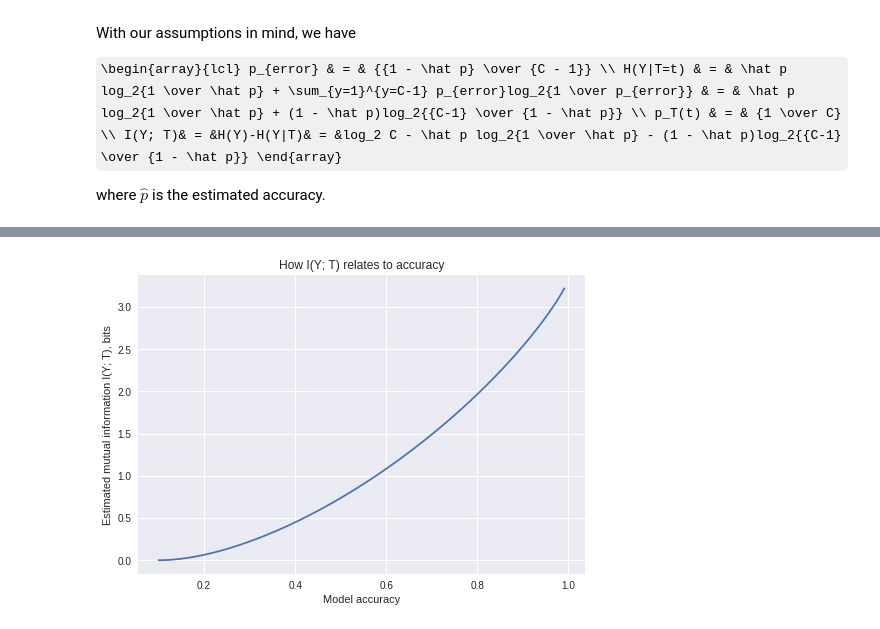
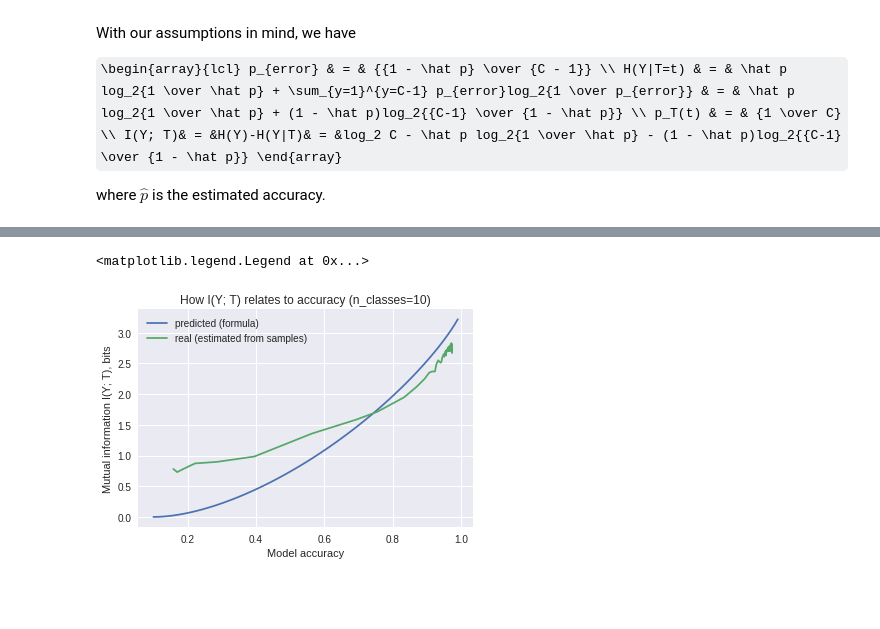
Before and after one commit to KyivAIGroup/workshops, a Jupyter notebook: 01.MutualInformation/04_OpeningTheBlackBoxDL.ipynb, the cells around one changed output, grey strips where cells are left out. Drawn from its saved outputs; the diff is of its cells as text; code cells hidden in the pictures; some formulas as TeX source; blank space fills up the shorter version.

```diff
--- a/01.MutualInformation/04_OpeningTheBlackBoxDL.ipynb
+++ b/01.MutualInformation/04_OpeningTheBlackBoxDL.ipynb
@@ -434,32 +455,94 @@ visualize_balanced_predictor()
 # %%
 class AccuracyFromMutualInfo:
     def __init__(self, n_classes: int, resolution_bins=100):
+        self.n_classes = n_classes
         self.accuracy_binned = np.linspace(start=1 / n_classes, stop=1, num=resolution_bins, endpoint=False)
         entropy_correct = self.accuracy_binned * np.log2(1 / self.accuracy_binned)
         entropy_incorrect = (1 - self.accuracy_binned) * np.log2((n_classes - 1) / (1 - self.accuracy_binned))
         entropy_class_given_activations = entropy_correct + entropy_incorrect
         entropy_classes = np.log2(n_classes)
         self.mutual_info_binned = entropy_classes - entropy_class_given_activations
 
     def estimate_accuracy(self, mutual_info_bits: float) -> float:
         """
         :param mutual_info_bits: mutual information between the hidden layer T and the true class Y
         :return: estimated layer accuracy
         """
         bin_id = np.digitize(mutual_info_bits, bins=self.mutual_info_binned)
         bin_id = min(bin_id, len(self.accuracy_binned) - 1)
         accuracy_estimated = self.accuracy_binned[bin_id]
         return accuracy_estimated
 
     def plot(self):
-        plt.plot(self.accuracy_binned, self.mutual_info_binned)
+        plt.plot(self.accuracy_binned, self.mutual_info_binned, label='predicted (formula)')
         plt.xlabel('Model accuracy')
-        plt.ylabel('Estimated mutual information I(Y; T), bits')
-        plt.title('How I(Y; T) relates to accuracy')
-        plt.show()
+        plt.ylabel('Mutual information I(Y; T), bits')
+        plt.title(f'How I(Y; T) relates to accuracy (n_classes={self.n_classes})')
 
 
 AccuracyFromMutualInfo(n_classes=10).plot()
+# add real mutual information, estimated with KMeans on the EmbedderSDR model, defined below
+accuracy_real = [0.15828334, 0.16958334, 0.18836667, 0.22194999, 0.28591666,
+        0.39535001, 0.56435001, 0.69398332, 0.75526667, 0.83386666,
+        0.87035   , 0.89456666, 0.90695   , 0.91578335, 0.92421669,
+        0.9282167 , 0.93368334, 0.93746668, 0.94088334, 0.94370002,
+        0.94563335, 0.94786668, 0.94964999, 0.95116669, 0.95284998,
+        0.95434999, 0.95508331, 0.95628333, 0.95723331, 0.95818335,
+        0.95926666, 0.95955002, 0.96041667, 0.96121669, 0.96201664,
+        0.96251667, 0.96240002, 0.96366668, 0.96420002, 0.96436667,
+        0.96483332, 0.96533334, 0.96546668, 0.96600002, 0.96600002,
+        0.96663332, 0.96668333, 0.96665001, 0.96728331, 0.96749997,
+        0.96740001, 0.96735001, 0.96789998, 0.96811664, 0.96805   ,
+        0.96875   , 0.96826667, 0.96880001, 0.96866667, 0.96925002,
+        0.96931666, 0.96908331, 0.96960002, 0.96950001, 0.9702    ,
+        0.96976668, 0.96990001, 0.96986669, 0.97001666, 0.97001666,
+        0.97036666, 0.9701333 , 0.97070003, 0.97053331, 0.97083336,
+        0.97068334, 0.97068334, 0.97098333, 0.97136664, 0.97105002,
+        0.97109997, 0.97130001, 0.97163332, 0.97168332, 0.97176665,
+        0.97176665, 0.97201669, 0.97221667, 0.97184998, 0.97196668,
+        0.97264999, 0.97226667, 0.97266668, 0.97221667, 0.97256666,
+        0.9727    , 0.97291666, 0.9727    , 0.97286665, 0.97293335,
+        0.97306669, 0.97286665, 0.9727    , 0.97303331, 0.97271669,
+        0.97288334, 0.97305   , 0.97334999, 0.97253335, 0.97366667,
+        0.97341669, 0.97329998, 0.97315001, 0.97334999, 0.97351664,
+        0.97328335, 0.97323334, 0.97376668, 0.97348332, 0.97336668,
+        0.97375   , 0.97355002, 0.97334999, 0.97401667, 0.97358334,
+        0.97396666, 0.97369999, 0.97334999, 0.97369999, 0.97359997,
+        0.97406667, 0.97423333, 0.97381669, 0.97415   , 0.97294998,
+        0.97416669, 0.97436666, 0.97418332, 0.97413331, 0.97383332,
+        0.97428334, 0.97403336, 0.97439998, 0.97420001 ]
+information_real = [0.78085449, 0.72990955, 0.78320148, 0.87143757, 0.89631068,
+        0.98354192, 1.35811179, 1.58496849, 1.7121023 , 1.94804225,
+        2.1184577 , 2.25299718, 2.34754324, 2.36851204, 2.36875495,
+        2.48449286, 2.5510073 , 2.52596204, 2.51066401, 2.53887383,
+        2.59721155, 2.62440866, 2.65105915, 2.60647421, 2.65524843,
+        2.6767925 , 2.69825669, 2.62840379, 2.71748079, 2.70082141,
+        2.70335372, 2.69039601, 2.73106643, 2.70119839, 2.69863454,
+        2.75833074, 2.71747513, 2.72547778, 2.73127874, 2.75092291,
+        2.70950153, 2.70248041, 2.74676527, 2.71362181, 2.77224625,
+        2.73031916, 2.73466621, 2.71744946, 2.74893415, 2.74970819,
+        2.78993175, 2.73272268, 2.70440807, 2.75315221, 2.75346374,
+        2.78016686, 2.78011785, 2.72820188, 2.70819845, 2.77115218,
+        2.79325031, 2.74316891, 2.73616994, 2.72981029, 2.79917737,
+        2.7445773 , 2.75309027, 2.74342849, 2.7790523 , 2.77096725,
+        2.78068254, 2.74541995, 2.73096793, 2.77709729, 2.79612579,
+        2.75710499, 2.78462724, 2.76688883, 2.75489218, 2.7926305 ,
+        2.75890631, 2.76670268, 2.75968407, 2.79055706, 2.76822425,
+        2.82988471, 2.81183663, 2.8210468 , 2.79754666, 2.75362261,
+        2.73443782, 2.72648077, 2.74522962, 2.78046848, 2.78402367,
+        2.70600937, 2.72280884, 2.74243032, 2.79991751, 2.79743871,
+        2.80618673, 2.79115413, 2.77532934, 2.74038193, 2.72867665,
+        2.75383632, 2.75296068, 2.74493565, 2.72126674, 2.81324494,
+        2.72052924, 2.74641801, 2.76601173, 2.79035429, 2.78614585,
+        2.7977477 , 2.78880497, 2.66970536, 2.73902901, 2.73902779,
+        2.78469533, 2.75394925, 2.78142769, 2.73563772, 2.7406011 ,
+        2.75915379, 2.78323686, 2.78763577, 2.74862885, 2.77048165,
+        2.74668171, 2.70023737, 2.72178105, 2.73173369, 2.76727626,
+        2.74165187, 2.72876645, 2.78070371, 2.74234686, 2.72196428,
+        2.74583636, 2.71308692, 2.74023361, 2.7413507 ]
+plt.plot(accuracy_real, information_real, label='real (estimated from samples)')
+plt.legend()
 # %% [output]
+<matplotlib.legend.Legend at 0x...>
-[figure, old version]
+[figure, new version]
 # %% [markdown]
```
Also changed, not shown: parts of 17 cells of this notebook, 4 other files.
